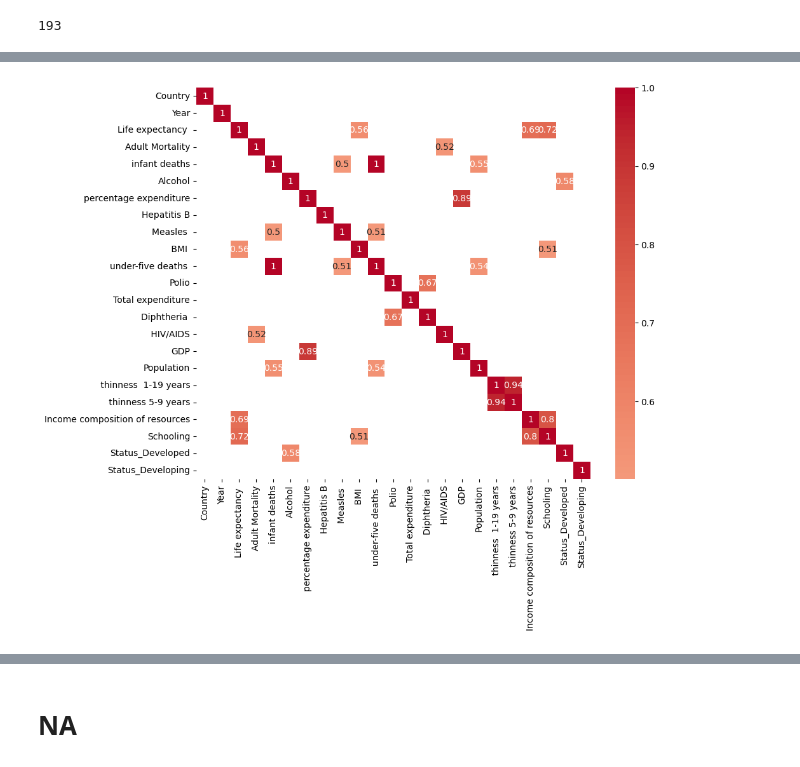
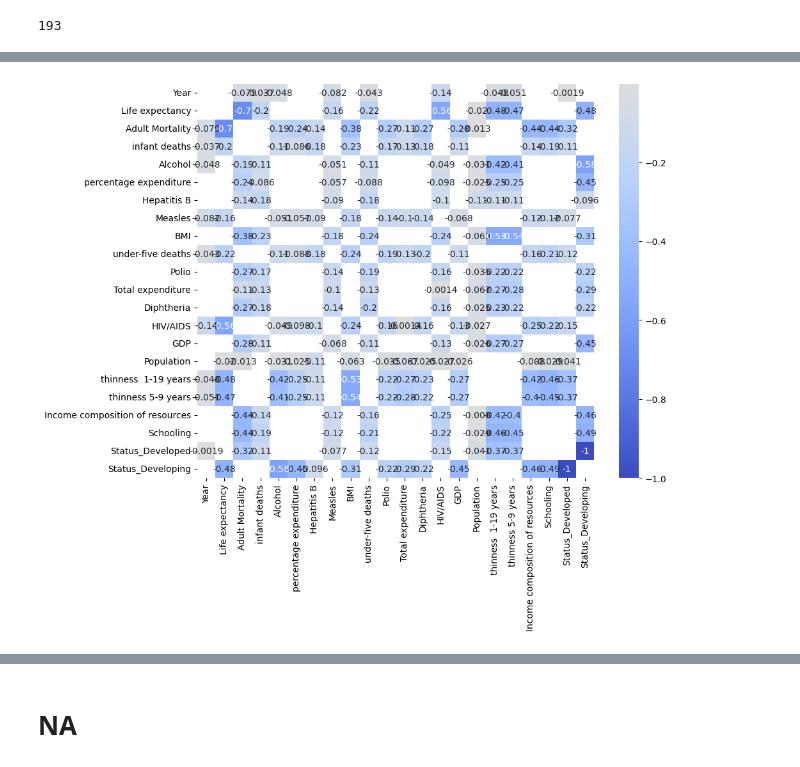
Before and after one commit to Vivek-analyst/Portfolio-Project, a Jupyter notebook: WHO_analysis.ipynb, the cells around one changed output, grey strips where cells are left out. Drawn from its saved outputs; the diff is of its cells as text; code cells hidden in the pictures.

```diff
--- a/WHO_analysis.ipynb
+++ b/WHO_analysis.ipynb
@@ -126,0 +54,6 @@ whodata['Schooling'].fillna(Life_expectancy_mean, inplace=True)
+# %%
+# Remove leading and trailing spaces from feature names
+whodata.columns = whodata.columns.str.strip()
+
+# Display the modified column names
+print(whodata.columns)
@@ -127,3 +67,11 @@ whodata['Schooling'].fillna(Life_expectancy_mean, inplace=True)
+# %%
+columns_to_fill = ['Life expectancy', 'Adult Mortality', 'Alcohol', 'Hepatitis B', 'BMI',
+                   'Polio', 'Total expenditure', 'Diphtheria', 'GDP', 'Population',
+                    'Income composition of resources', 'Schooling']
+
+for column in columns_to_fill:
+    column_mean = whodata[column].mean()
+    whodata[column].fillna(column_mean, inplace=True)
 # %%
 whodata.to_csv('whodata.csv', index=False)
 # %%
@@ -168,10 +103,0 @@ whodata.head()
-# %%
-# Label Encoding 'Country'
-
-from sklearn.preprocessing import LabelEncoder
-#create label encoder
-label_encoder = LabelEncoder()
-
-# Apply LabelEncoding to 'Country'column
-whodata_encoded['Country'] = label_encoder.fit_transform(whodata_encoded['Country'])
-whodata_encoded.head()
@@ -194,20 +112,20 @@ plt.show()
 # %%
 import seaborn as sns
 import matplotlib.pyplot as plt
 
 # Calculate the correlation matrix
 corr_matrix = whodata_encoded.corr()
 
 # Mask for values below 0.5
-mask = corr_matrix > 0.5
+mask = corr_matrix < 0
 
 # Set up the matplotlib figure
 plt.figure(figsize=(10, 8))
 
 # Create a heatmap with only correlations above 0.5
 sns.heatmap(corr_matrix[mask], annot=True, cmap='coolwarm', center=0)
 
 # Show the plot
 plt.show()
 # %% [output]
-[figure, old version]
+[figure, new version]
```
Also changed, not shown: parts of 22 cells of this notebook.
